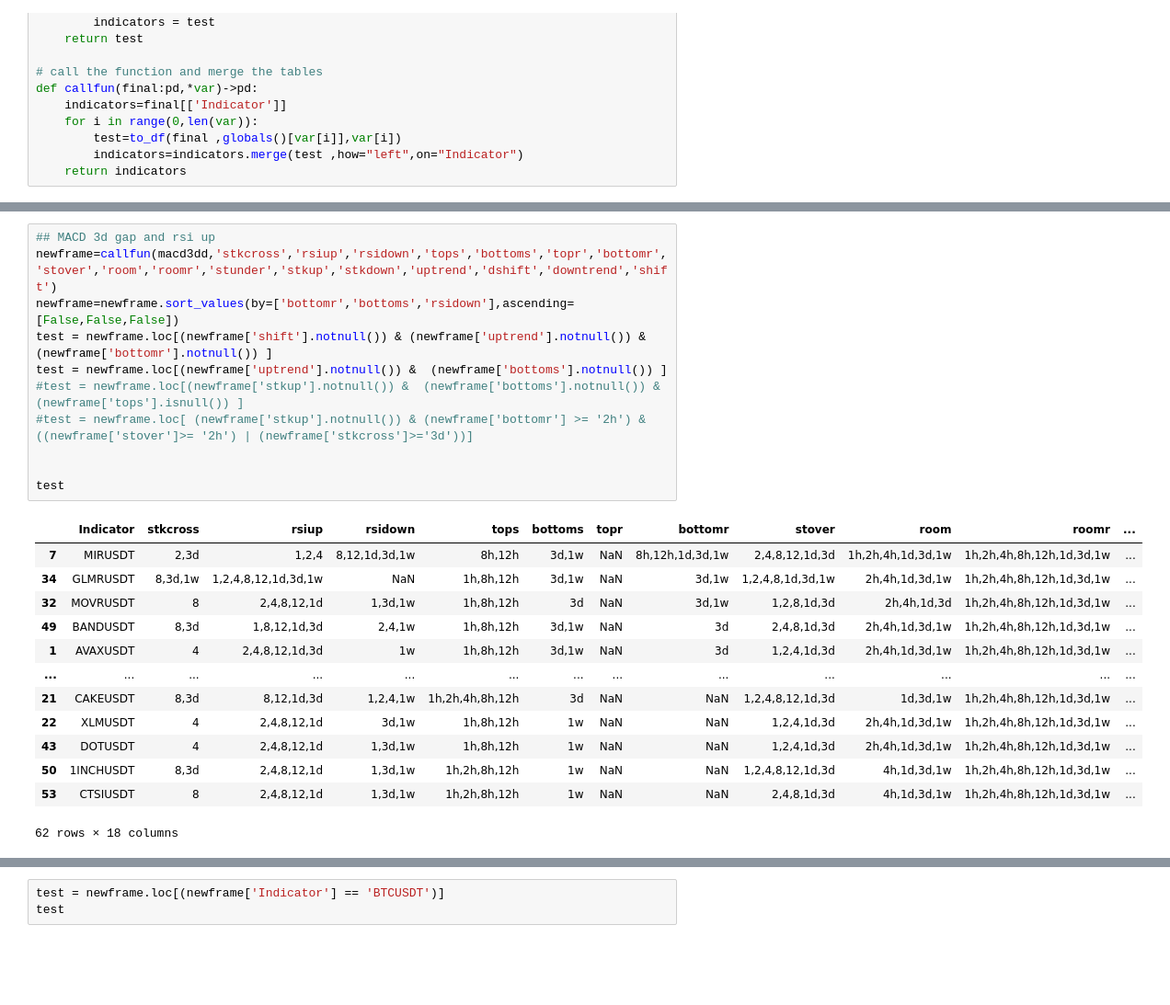
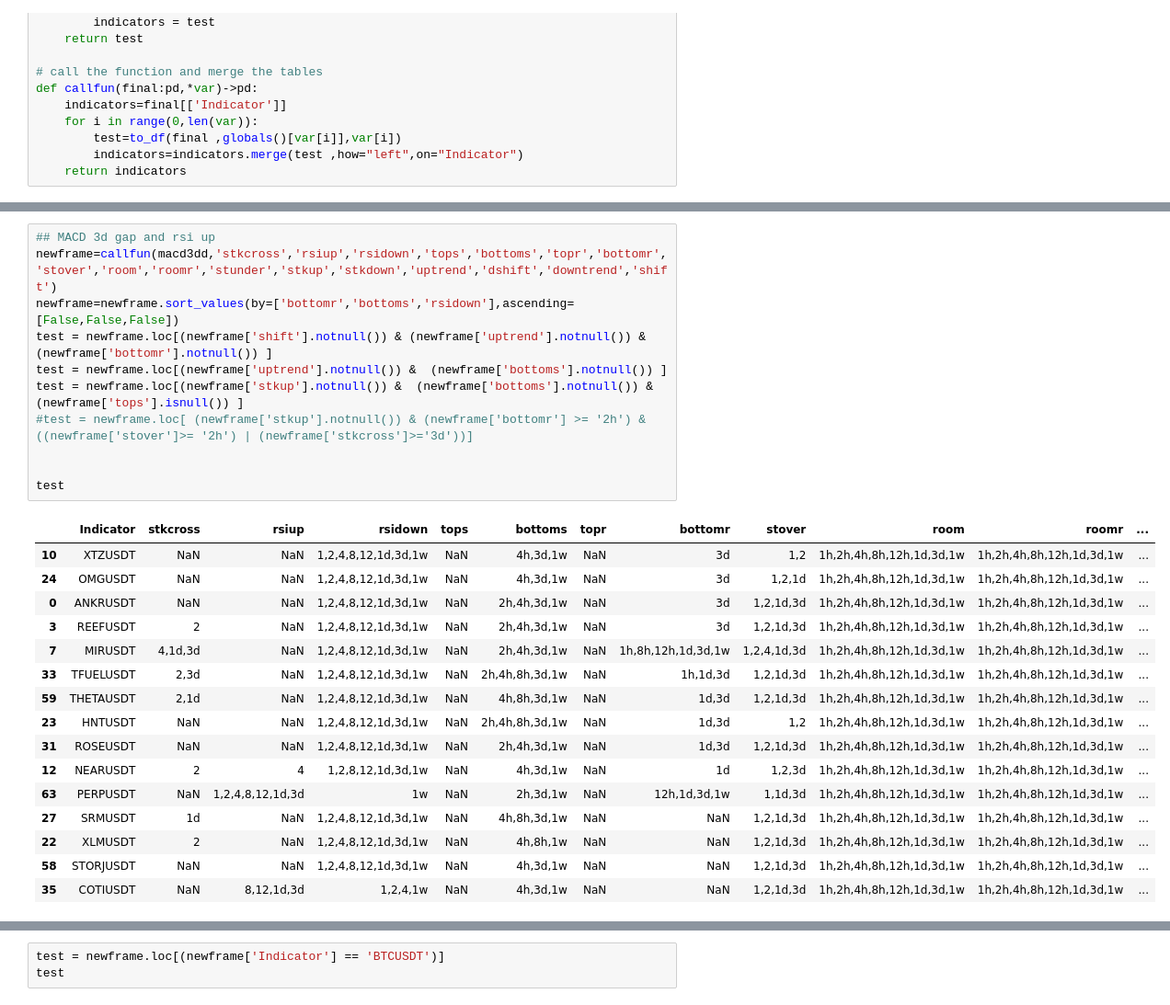
Before and after one commit to hjabbour/ML, a Jupyter notebook: MLDATA.ipynb, the cells around one changed output, grey strips where cells are left out. Shown at 92% size. Saved outputs shown, nothing was run; the diff lists cells and outputs as text; blank space fills up the shorter version.

```diff
--- a/MLDATA.ipynb
+++ b/MLDATA.ipynb
@@ -1266,28 +1277,31 @@ test
 # %%
 ## MACD 3d gap and rsi up
 newframe=callfun(macd3dd,'stkcross','rsiup','rsidown','tops','bottoms','topr','bottomr','stover','room','roomr','stunder','stkup','stkdown','uptrend','dshift','downtrend','shift')
 newframe=newframe.sort_values(by=['bottomr','bottoms','rsidown'],ascending=[False,False,False])
 test = newframe.loc[(newframe['shift'].notnull()) & (newframe['uptrend'].notnull()) &  (newframe['bottomr'].notnull()) ]
 test = newframe.loc[(newframe['uptrend'].notnull()) &  (newframe['bottoms'].notnull()) ]
-#test = newframe.loc[(newframe['stkup'].notnull()) &  (newframe['bottoms'].notnull()) & (newframe['tops'].isnull()) ]
+test = newframe.loc[(newframe['stkup'].notnull()) &  (newframe['bottoms'].notnull()) & (newframe['tops'].isnull()) ]
 #test = newframe.loc[ (newframe['stkup'].notnull()) & (newframe['bottomr'] >= '2h') & ((newframe['stover']>= '2h') | (newframe['stkcross']>='3d'))]
 
 
 test
 # %% [output]
 |  | Indicator | stkcross | rsiup | rsidown | tops | bottoms | topr | bottomr | stover | room | roomr | ... |
-| 7 | MIRUSDT | 2,3d | 1,2,4 | 8,12,1d,3d,1w | 8h,12h | 3d,1w | NaN | 8h,12h,1d,3d,1w | 2,4,8,12,1d,3d | 1h,2h,4h,1d,3d,1w | 1h,2h,4h,8h,12h,1d,3d,1w | ... |
-| 34 | GLMRUSDT | 8,3d,1w | 1,2,4,8,12,1d,3d,1w | NaN | 1h,8h,12h | 3d,1w | NaN | 3d,1w | 1,2,4,8,1d,3d,1w | 2h,4h,1d,3d,1w | 1h,2h,4h,8h,12h,1d,3d,1w | ... |
-| 32 | MOVRUSDT | 8 | 2,4,8,12,1d | 1,3d,1w | 1h,8h,12h | 3d | NaN | 3d,1w | 1,2,8,1d,3d | 2h,4h,1d,3d | 1h,2h,4h,8h,12h,1d,3d,1w | ... |
-| 49 | BANDUSDT | 8,3d | 1,8,12,1d,3d | 2,4,1w | 1h,8h,12h | 3d,1w | NaN | 3d | 2,4,8,1d,3d | 2h,4h,1d,3d,1w | 1h,2h,4h,8h,12h,1d,3d,1w | ... |
-| 1 | AVAXUSDT | 4 | 2,4,8,12,1d,3d | 1w | 1h,8h,12h | 3d,1w | NaN | 3d | 1,2,4,1d,3d | 2h,4h,1d,3d,1w | 1h,2h,4h,8h,12h,1d,3d,1w | ... |
-| ... | ... | ... | ... | ... | ... | ... | ... | ... | ... | ... | ... | ... |
-| 21 | CAKEUSDT | 8,3d | 8,12,1d,3d | 1,2,4,1w | 1h,2h,4h,8h,12h | 3d | NaN | NaN | 1,2,4,8,12,1d,3d | 1d,3d,1w | 1h,2h,4h,8h,12h,1d,3d,1w | ... |
-| 22 | XLMUSDT | 4 | 2,4,8,12,1d | 3d,1w | 1h,8h,12h | 1w | NaN | NaN | 1,2,4,1d,3d | 2h,4h,1d,3d,1w | 1h,2h,4h,8h,12h,1d,3d,1w | ... |
-| 43 | DOTUSDT | 4 | 2,4,8,12,1d | 1,3d,1w | 1h,8h,12h | 1w | NaN | NaN | 1,2,4,1d,3d | 2h,4h,1d,3d,1w | 1h,2h,4h,8h,12h,1d,3d,1w | ... |
-| 50 | 1INCHUSDT | 8,3d | 2,4,8,12,1d | 1,3d,1w | 1h,2h,8h,12h | 1w | NaN | NaN | 1,2,4,8,12,1d,3d | 4h,1d,3d,1w | 1h,2h,4h,8h,12h,1d,3d,1w | ... |
-| 53 | CTSIUSDT | 8 | 2,4,8,12,1d | 1,3d,1w | 1h,2h,8h,12h | 1w | NaN | NaN | 2,4,8,1d,3d | 4h,1d,3d,1w | 1h,2h,4h,8h,12h,1d,3d,1w | ... |
+| 10 | XTZUSDT | NaN | NaN | 1,2,4,8,12,1d,3d,1w | NaN | 4h,3d,1w | NaN | 3d | 1,2 | 1h,2h,4h,8h,12h,1d,3d,1w | 1h,2h,4h,8h,12h,1d,3d,1w | ... |
+| 24 | OMGUSDT | NaN | NaN | 1,2,4,8,12,1d,3d,1w | NaN | 4h,3d,1w | NaN | 3d | 1,2,1d | 1h,2h,4h,8h,12h,1d,3d,1w | 1h,2h,4h,8h,12h,1d,3d,1w | ... |
+| 0 | ANKRUSDT | NaN | NaN | 1,2,4,8,12,1d,3d,1w | NaN | 2h,4h,3d,1w | NaN | 3d | 1,2,1d,3d | 1h,2h,4h,8h,12h,1d,3d,1w | 1h,2h,4h,8h,12h,1d,3d,1w | ... |
+| 3 | REEFUSDT | 2 | NaN | 1,2,4,8,12,1d,3d,1w | NaN | 2h,4h,3d,1w | NaN | 3d | 1,2,1d,3d | 1h,2h,4h,8h,12h,1d,3d,1w | 1h,2h,4h,8h,12h,1d,3d,1w | ... |
+| 7 | MIRUSDT | 4,1d,3d | NaN | 1,2,4,8,12,1d,3d,1w | NaN | 2h,4h,3d,1w | NaN | 1h,8h,12h,1d,3d,1w | 1,2,4,1d,3d | 1h,2h,4h,8h,12h,1d,3d,1w | 1h,2h,4h,8h,12h,1d,3d,1w | ... |
+| 33 | TFUELUSDT | 2,3d | NaN | 1,2,4,8,12,1d,3d,1w | NaN | 2h,4h,8h,3d,1w | NaN | 1h,1d,3d | 1,2,1d,3d | 1h,2h,4h,8h,12h,1d,3d,1w | 1h,2h,4h,8h,12h,1d,3d,1w | ... |
+| 59 | THETAUSDT | 2,1d | NaN | 1,2,4,8,12,1d,3d,1w | NaN | 4h,8h,3d,1w | NaN | 1d,3d | 1,2,1d,3d | 1h,2h,4h,8h,12h,1d,3d,1w | 1h,2h,4h,8h,12h,1d,3d,1w | ... |
+| 23 | HNTUSDT | NaN | NaN | 1,2,4,8,12,1d,3d,1w | NaN | 2h,4h,8h,3d,1w | NaN | 1d,3d | 1,2 | 1h,2h,4h,8h,12h,1d,3d,1w | 1h,2h,4h,8h,12h,1d,3d,1w | ... |
+| 31 | ROSEUSDT | NaN | NaN | 1,2,4,8,12,1d,3d,1w | NaN | 2h,4h,3d,1w | NaN | 1d,3d | 1,2,1d,3d | 1h,2h,4h,8h,12h,1d,3d,1w | 1h,2h,4h,8h,12h,1d,3d,1w | ... |
+| 12 | NEARUSDT | 2 | 4 | 1,2,8,12,1d,3d,1w | NaN | 4h,3d,1w | NaN | 1d | 1,2,3d | 1h,2h,4h,8h,12h,1d,3d,1w | 1h,2h,4h,8h,12h,1d,3d,1w | ... |
+| 63 | PERPUSDT | NaN | 1,2,4,8,12,1d,3d | 1w | NaN | 2h,3d,1w | NaN | 12h,1d,3d,1w | 1,1d,3d | 1h,2h,4h,8h,12h,1d,3d,1w | 1h,2h,4h,8h,12h,1d,3d,1w | ... |
+| 27 | SRMUSDT | 1d | NaN | 1,2,4,8,12,1d,3d,1w | NaN | 4h,8h,3d,1w | NaN | NaN | 1,2,1d,3d | 1h,2h,4h,8h,12h,1d,3d,1w | 1h,2h,4h,8h,12h,1d,3d,1w | ... |
+| 22 | XLMUSDT | 2 | NaN | 1,2,4,8,12,1d,3d,1w | NaN | 4h,8h,1w | NaN | NaN | 1,2,1d,3d | 1h,2h,4h,8h,12h,1d,3d,1w | 1h,2h,4h,8h,12h,1d,3d,1w | ... |
+| 58 | STORJUSDT | NaN | NaN | 1,2,4,8,12,1d,3d,1w | NaN | 4h,3d,1w | NaN | NaN | 1,2,1d,3d | 1h,2h,4h,8h,12h,1d,3d,1w | 1h,2h,4h,8h,12h,1d,3d,1w | ... |
+| 35 | COTIUSDT | NaN | 8,12,1d,3d | 1,2,4,1w | NaN | 4h,3d,1w | NaN | NaN | 1,2,1d,3d | 1h,2h,4h,8h,12h,1d,3d,1w | 1h,2h,4h,8h,12h,1d,3d,1w | ... |
-62 rows × 18 columns
 # %%
 ## MACD gap 1 Week and rsi up
 newframe=callfun(macd1wd,'stkcross','rsiup','rsidown','tops','bottoms','topr','bottomr','stover','room','roomr','stunder','stkup','stkdown','uptrend','dshift','downtrend','shift')
```
Also changed, not shown: parts of 9 cells of this notebook, 4 other files.
